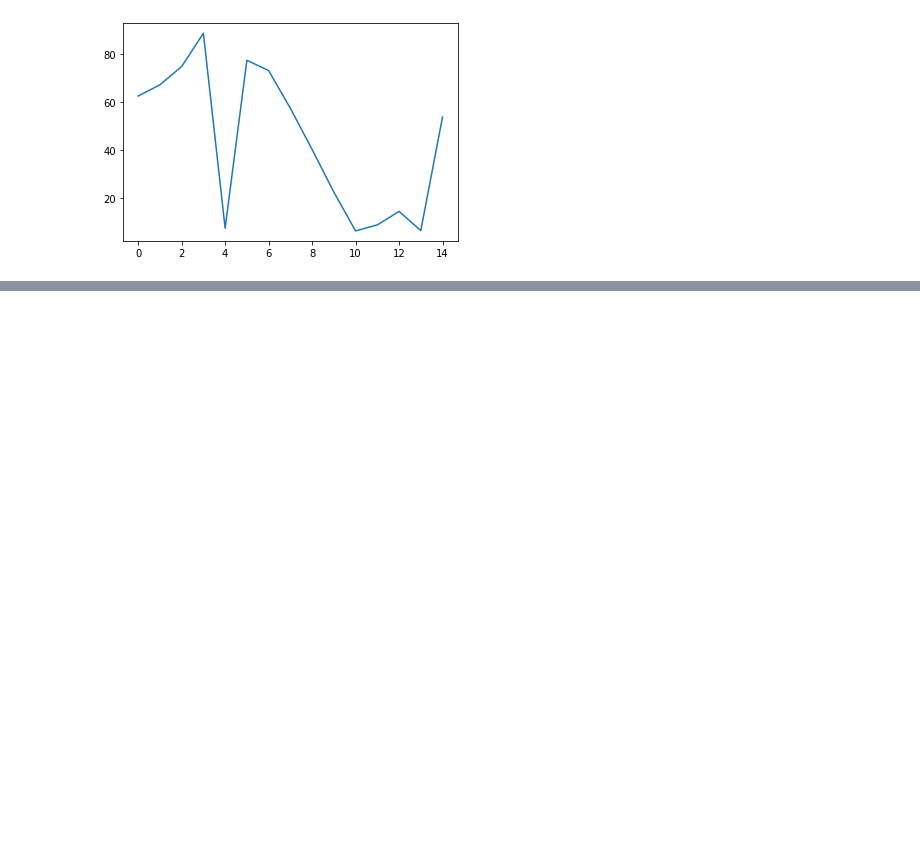
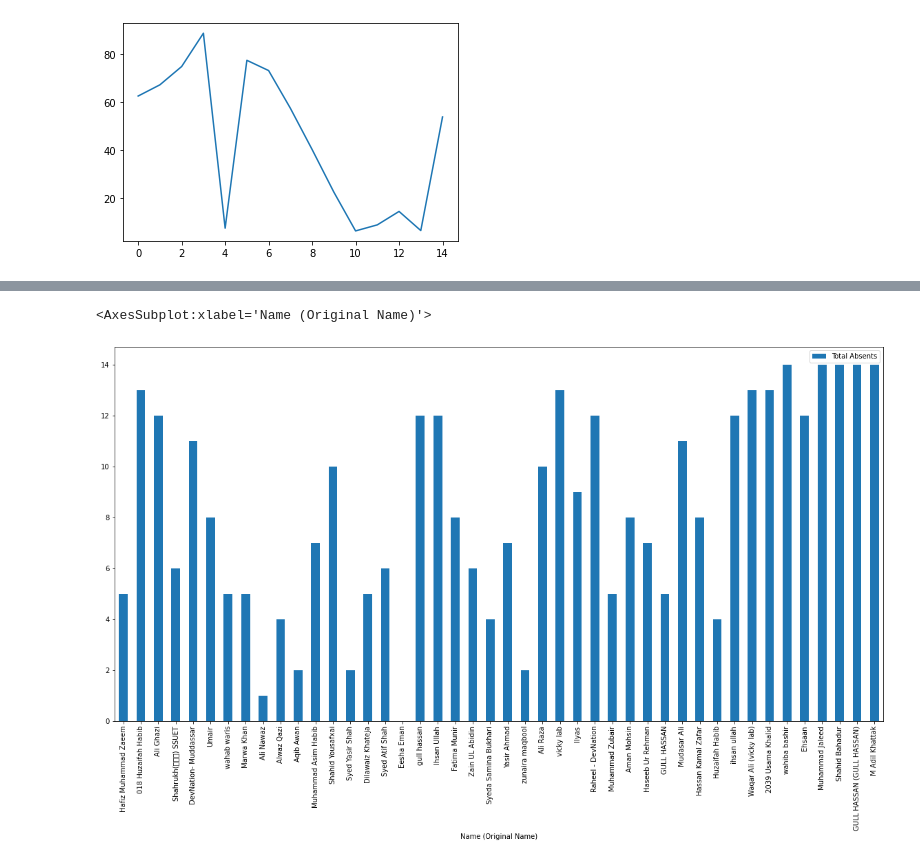
Before and after one commit to ZaidSultan10/dev_nation_student_EDA, a Jupyter notebook: Use_case_Dev_nation_2021_08_28-checkpoint.ipynb, the cells around one changed output, grey strips where cells are left out. Cells and saved outputs as stored; diff of their text form; code cells hidden in the pictures; blank space fills up the shorter version.

```diff
--- a/Use_case_Dev_nation_2021_08_28-checkpoint.ipynb
+++ b/Use_case_Dev_nation_2021_08_28-checkpoint.ipynb
@@ -64,4 +66,7 @@ sb.lineplot(data = mean_data)
 # %%
 #Q3
 
-#merged_df
+merged_df = [loaded_csv[0],loaded_csv[1],loaded_csv[2],loaded_csv[3],loaded_csv[4],loaded_csv[5],loaded_csv[6],loaded_csv[7],loaded_csv[8],loaded_csv[9],loaded_csv[10],loaded_csv[11],loaded_csv[12],loaded_csv[13],loaded_csv[14]]
+df_merged = reduce(lambda  left,right: pd.merge(left,right,on=['Name (Original Name)','User Email'],how='outer'), merged_df)
+# %%
+df_merged.columns = ['Name (Original Name)','User Email','Day 1','Guest','Day 2','Guest','Day 3','Guest','Day 4','Guest','Day 5','Guest','Day 6','Guest','Day 7','Guest','Day 8','Guest','Day 9','Guest','Day 10','Guest','Day 11','Guest','Day 12','Guest','Day 13','Guest','Day 14','Guest','Day 15','Guest']
@@ -67,0 +83,2 @@ sb.lineplot(data = mean_data)
+# %%
+df_merged.drop(columns = 'Guest',inplace=True)
@@ -67,0 +94,2 @@ sb.lineplot(data = mean_data)
+# %%
+df_merged['Total Absents'] = df_merged.isnull().sum(axis=1)
@@ -67,0 +105,5 @@ sb.lineplot(data = mean_data)
+# %%
+df_merged.plot(x = 'Name (Original Name)', y='Total Absents', kind = 'bar', figsize = (20,10))
+# %% [output]
+<AxesSubplot:xlabel='Name (Original Name)'>
+[figure, added]
```
Also changed, not shown: parts of 10 cells of this notebook.
